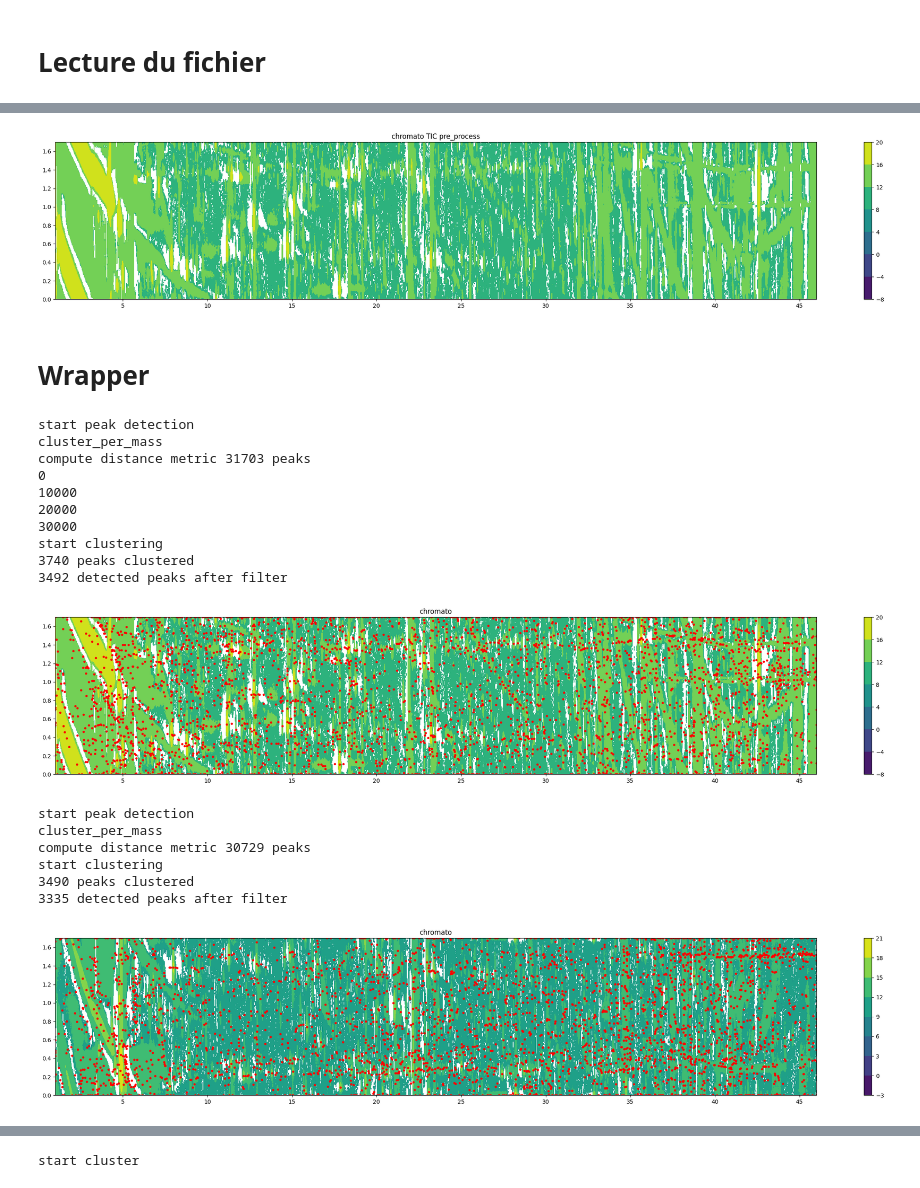
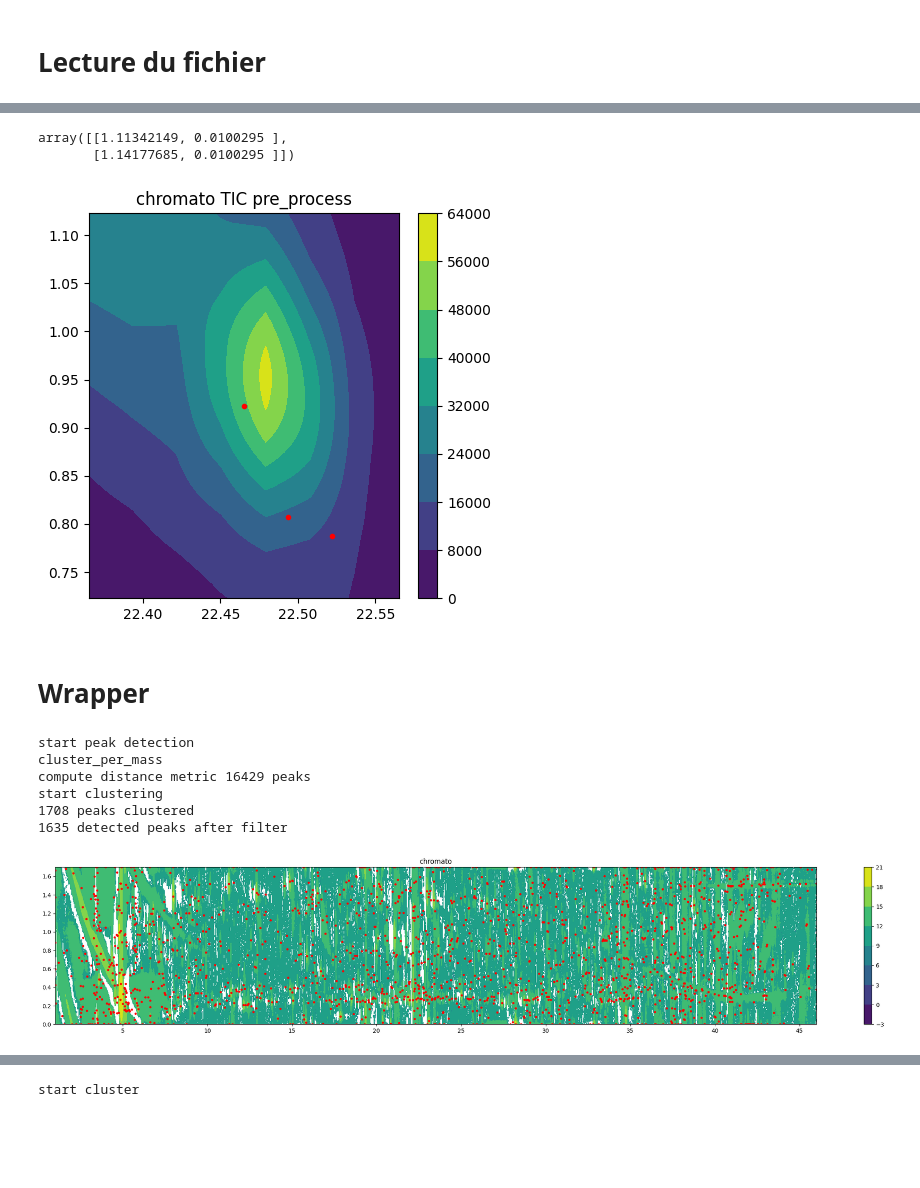
Before and after one commit to Lollith/Python-2DGC-Alignment, a Jupyter notebook: notebooks/db_scan.ipynb, the cells around one changed output, grey strips where cells are left out. Saved outputs shown, nothing was run; the diff lists cells and outputs as text; code cells hidden in the pictures; blank space fills up the shorter version.

```diff
--- a/notebooks/db_scan.ipynb
+++ b/notebooks/db_scan.ipynb
@@ -41 +42,19 @@ full spectra computed 114.35512399673462 s
 baseline corrected
+# %%
+import dbscan_peak
+coordinates = dbscan_peak.detection_mass_par_mass_Dog(chromato_cube,(chromato, time_rn),
+                                                            1.7,
+                                                                abs_threshold=1000,
+                                                                rel_threshold=0.001,
+                                                                noise_factor=5,
+                                                                min_sigma=1,
+                                                                max_sigma=20,
+                                                                sigma_ratio=2,
+                                                                overlap=0.5,
+                                                                max_peak_per_mass=600,
+                                                                rt1_delta=2,
+                                                                rt2_delta=0.02,
+                                                                min_size_cluster_mass=2,
+                                                                thr_debscan=0.02,
+                                                                multi_processing=True,
+                                                                cleaning_close_peak=True)
@@ -47,40 +194,32 @@ sigma/5
+# %%
+coordinates_in_chromato=projection.matrix_to_chromato(coordinates, time_rn, 1.7, chromato.shape)
+projection.matrix_to_chromato(np.array([[4,2],[5,2]]), time_rn, 1.7, chromato.shape)
+# %% [output]
+array([[1.11342149, 0.0100295 ],
+       [1.14177685, 0.0100295 ]])
 # %%
-plt.rcParams['figure.figsize'] = [30, 5]
-plot.visualizer2((chromato, time_rn), title="chromato TIC pre_process", log_chromato=True,  mod_time=1.7)
+plt.rcParams['figure.figsize'] = [5, 5]
+plot.visualizer2((chromato_cube[94-mass_range[0],:,:], time_rn), title="chromato TIC pre_process", log_chromato=False,  mod_time=1.7,
+                 rt1=22.465, rt2=0.9227,
+                 rt1_window=0.1,rt2_window=0.2,points=coordinates_in_chromato)
 # %% [output]
-[figure, old version]
+[figure, new version]
 # %% [markdown]
 # Wrapper
-# %%
-coordinate = detection_mass_par_mass_Dog(chromato_cube,(chromato, time_rn),mod_time=1.7,abs_threshold=700,noise_factor=5, rel_threshold= 0.0001)
-plt.rcParams['figure.figsize'] = [30, 5]
-coordinates_in_chromato=projection.matrix_to_chromato(coordinate, time_rn, 1.7, chromato.shape)
-plot.visualizer2((chromato, time_rn), title="chromato", log_chromato=True,  mod_time=1.7,points=coordinates_in_chromato)
-# %% [output]
-start peak detection
-cluster_per_mass
-compute distance metric 31703 peaks
-0
-10000
-20000
-30000
-start clustering
-3740 peaks clustered
-3492 detected peaks after filter
-[figure, removed]
 # %%
-coordinate = detection_mass_par_mass_Dog(chromato_cube,(chromato, time_rn),mod_time=1.7,abs_threshold=700,noise_factor=5)
+mod_time=1.7
+coordinate = detection_mass_par_mass_Dog(chromato_cube,(chromato, time_rn),mod_time=mod_time,abs_threshold=1000,noise_factor=5, rel_threshold= 0.001)
 plt.rcParams['figure.figsize'] = [30, 5]
-coordinates_in_chromato=projection.matrix_to_chromato(coordinate, time_rn, 1.7, chromato.shape)
-plot.visualizer2((chromato, time_rn), title="chromato", log_chromato=True,  mod_time=1.7,points=coordinates_in_chromato)
+coordinates_in_chromato=projection.matrix_to_chromato(coordinate, time_rn, mod_time, chromato.shape)
+plot.visualizer2((chromato, time_rn), title="chromato", log_chromato=True,  mod_time=mod_time,points=coordinates_in_chromato)
 # %% [output]
 start peak detection
 cluster_per_mass
-compute distance metric 30729 peaks
+compute distance metric 16429 peaks
 start clustering
-3490 peaks clustered
-3335 detected peaks after filter
+1708 peaks clustered
+1635 detected peaks after filter
-[figure, old version]
+[figure, new version]
 # %%
 plot.visualizer2((chromato, time_rn), title="chromato", log_chromato=True,  mod_time=1.7,points=coordinates_in_chromato,rt2=0.3, rt1=5, rt2_window=0.5,rt1_window=10)
 # %% [output]
```
Also changed, not shown: parts of 12 cells of this notebook, 4 other files.
